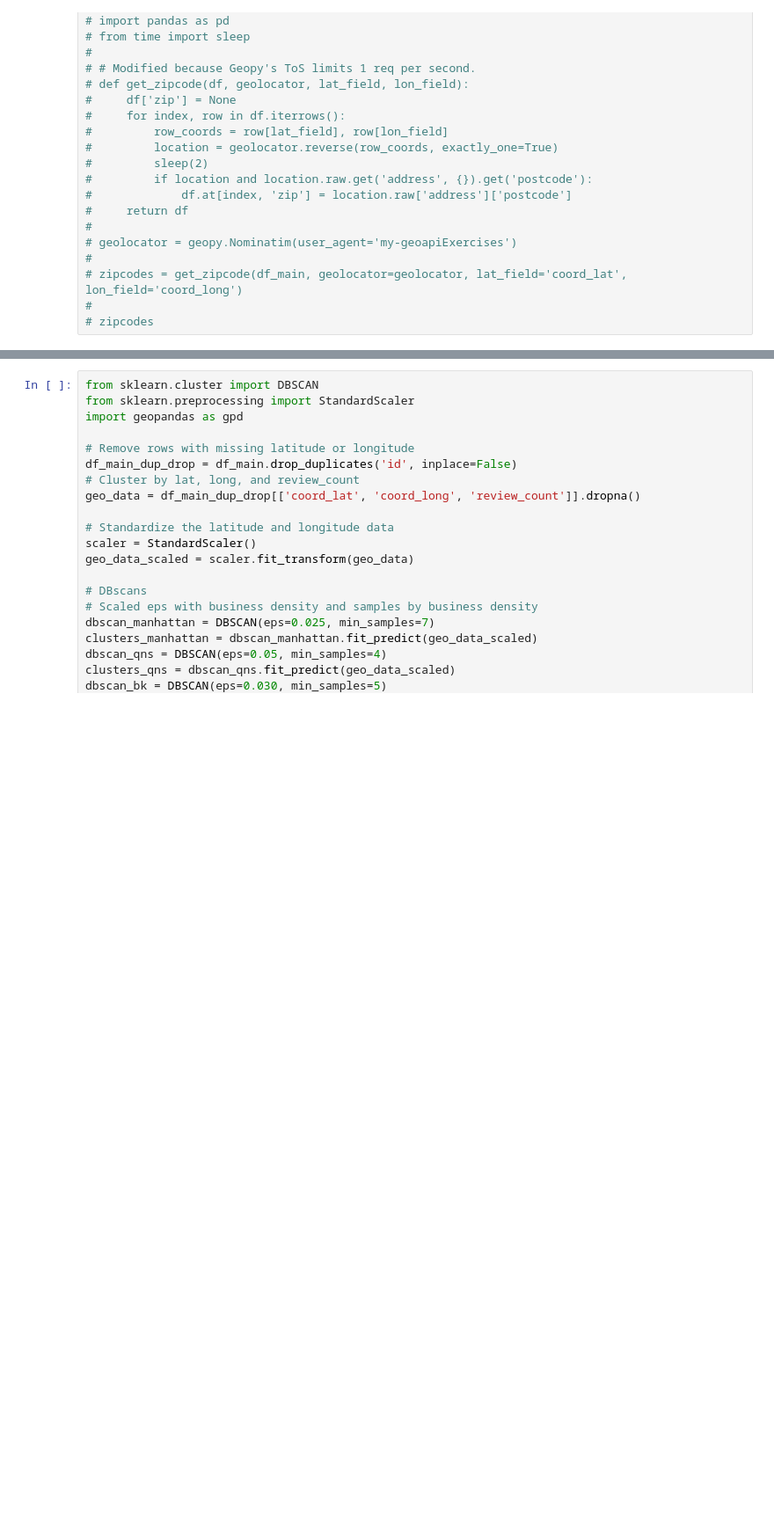
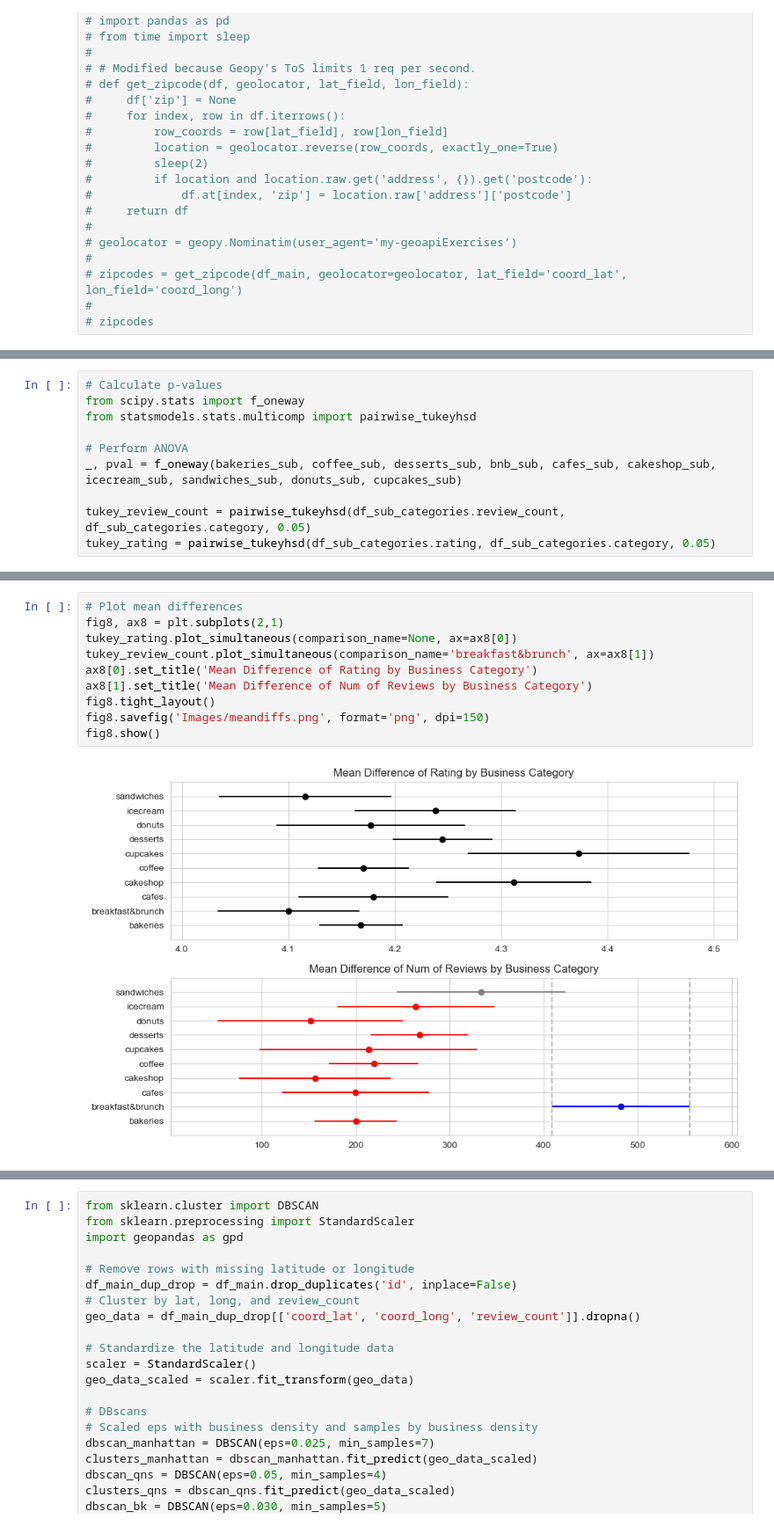
Before and after one commit to anderoos/analysis-of-nyc-bakeries, a Jupyter notebook: summary_analysis.ipynb, the cells around one changed output, grey strips where cells are left out. Shown at 88% size. Cells and saved outputs as stored; diff of their text form; blank space fills up the shorter version.

```diff
--- a/summary_analysis.ipynb
+++ b/summary_analysis.ipynb
@@ -99,0 +145,10 @@ df_category_rankings.head()
+# %%
+# Calculate p-values
+from scipy.stats import f_oneway
+from statsmodels.stats.multicomp import pairwise_tukeyhsd
+
+# Perform ANOVA
+_, pval = f_oneway(bakeries_sub, coffee_sub, desserts_sub, bnb_sub, cafes_sub, cakeshop_sub, icecream_sub, sandwiches_sub, donuts_sub, cupcakes_sub)
+
+tukey_review_count = pairwise_tukeyhsd(df_sub_categories.review_count, df_sub_categories.category, 0.05)
+tukey_rating = pairwise_tukeyhsd(df_sub_categories.rating, df_sub_categories.category, 0.05)
@@ -100,3 +176,15 @@ df_category_rankings.head()
+# %%
+# Plot mean differences
+fig8, ax8 = plt.subplots(2,1)
+tukey_rating.plot_simultaneous(comparison_name=None, ax=ax8[0])
+tukey_review_count.plot_simultaneous(comparison_name='breakfast&brunch', ax=ax8[1])
+ax8[0].set_title('Mean Difference of Rating by Business Category')
+ax8[1].set_title('Mean Difference of Num of Reviews by Business Category')
+fig8.tight_layout()
+fig8.savefig('Images/meandiffs.png', format='png', dpi=150)
+fig8.show()
+# %% [output]
+[figure, added]
 # %%
 # Summaries
 num_businesses = df_main.id.nunique()
```
Also changed, not shown: parts of 7 cells of this notebook, 10 other files.
